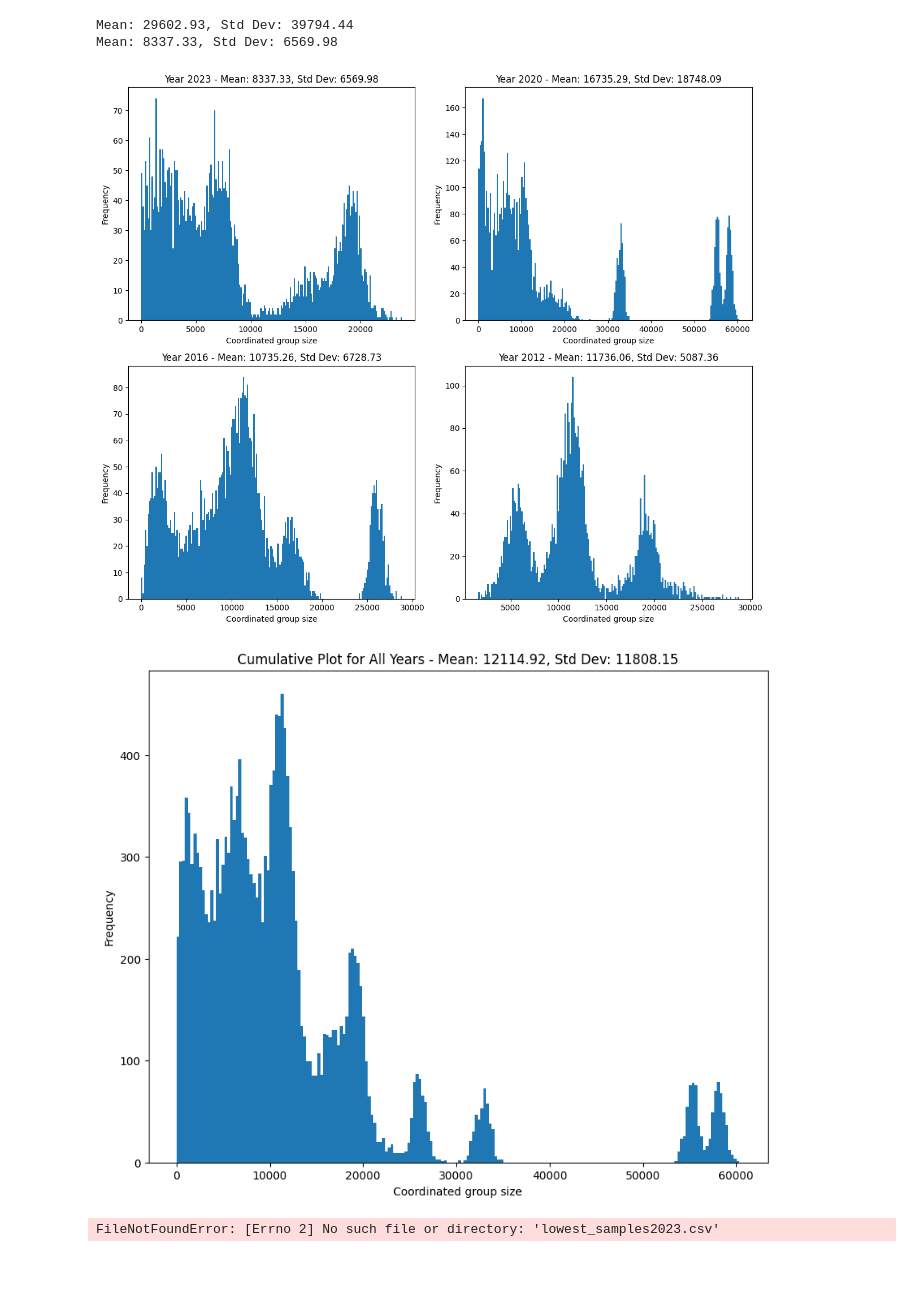
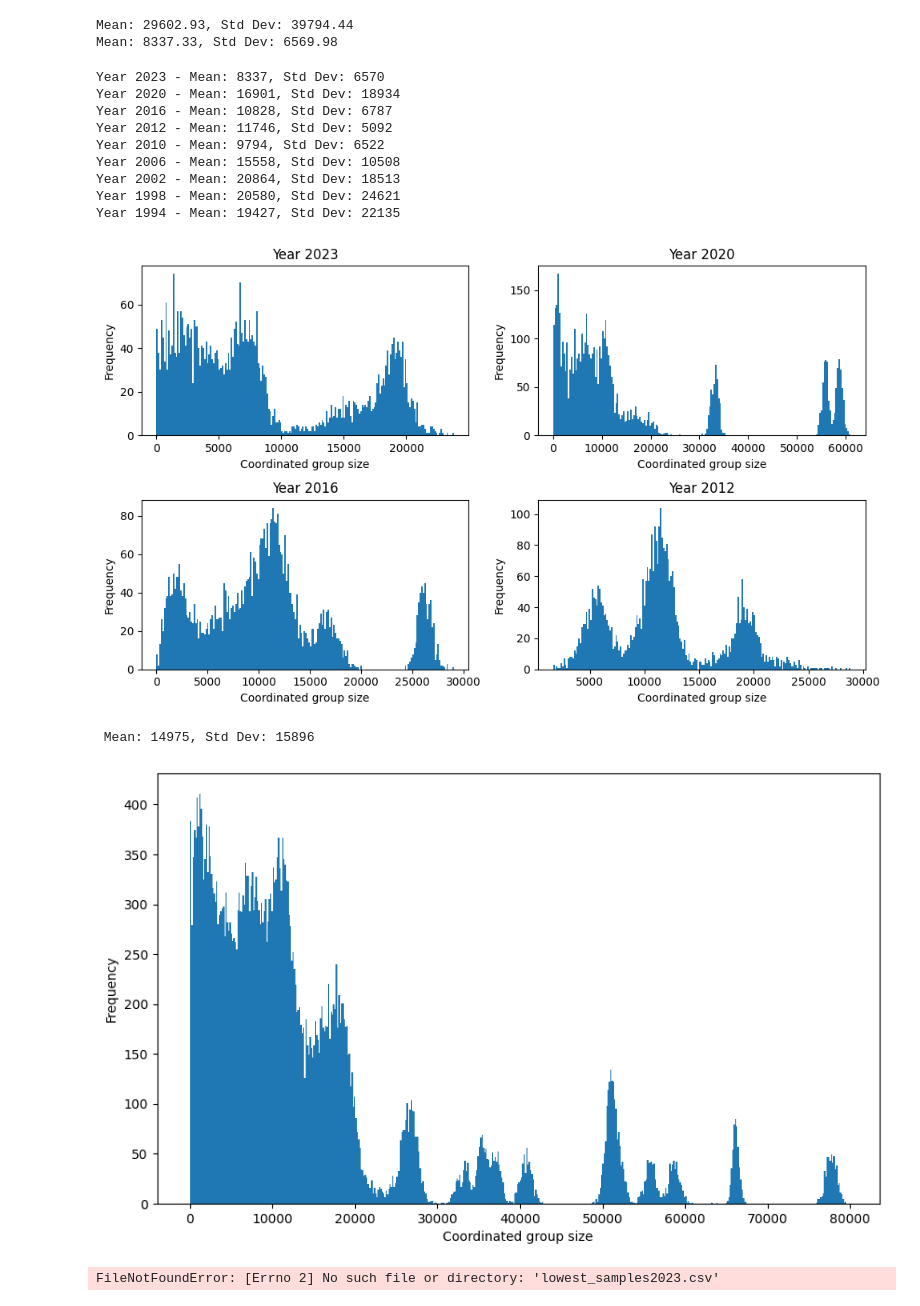
Before and after one commit to JnKamas/bc-praca, a Jupyter notebook: first_ch.ipynb, the cells around one changed output. Drawn from its saved outputs; the diff is of its cells as text; code cells hidden in the pictures; blank space fills up the shorter version.

Commit message:
finishing total lowest samples

```diff
--- a/first_ch.ipynb
+++ b/first_ch.ipynb
@@ -58,11 +59,11 @@ print(f"Mean: {mean_value:.2f}, Std Dev: {std_dev:.2f}")
 Mean: 29602.93, Std Dev: 39794.44
 Mean: 8337.33, Std Dev: 6569.98
 # %%
-years = ["2023", "2020", "2016", "2012"]
+years = ["2023", "2020", "2016", "2012", "2010", "2006", "2002", "1998", "1994"]
 
 cumulative_data = []
 
-fig, axs = plt.subplots(2, 2, figsize=(12, 10))
+fig, axs = plt.subplots(2, 2, figsize=(10, 6))
 
 axs = axs.ravel()
 
@@ -70,49 +71,61 @@ axs = axs.ravel()
 for i, year in enumerate(years):
     # Read the CSV data for the given year
     df = pd.read_csv(f'./lowest_samples/lowest_samples{year}.csv', header=0)
-    df["lowest_samples"] = df["lowest_samples"] * (4388872 / 1000000)
+    df["lowest_samples"] = df["lowest_samples"] * (constants.all_voters[int(year)]/ 1000000)
 
     # Extract the data for the cumulative plot
     cumulative_data.extend(df.iloc[:, 2])
 
     # Calculate mean and standard deviation
     mean_value = np.mean(df.iloc[:, 2])
     std_dev = np.std(df.iloc[:, 2])
 
-    # Plot histogram for the given year
-    axs[i].hist(df.iloc[:, 2], bins=200)
+    try:
+        # Plot histogram for the given year
+        axs[i].hist(df.iloc[:, 2], bins=200)
 
-    # Set labels and title
-    axs[i].set_xlabel('Coordinated group size')
-    axs[i].set_ylabel('Frequency')
-    axs[i].set_title(f'Year {year} - Mean: {mean_value:.2f}, Std Dev: {std_dev:.2f}')
+        # Set labels and title
+        axs[i].set_xlabel('Coordinated group size')
+        axs[i].set_ylabel('Frequency')
+        axs[i].set_title(f'Year {year}')
 
-# Hide the extra subplot if there are fewer than 4 plots
-for j in range(i + 1, 4):
-    axs[j].axis('off')
+    except IndexError:
+        pass
+
+    print(f"Year {year} - Mean: {mean_value:.0f}, Std Dev: {std_dev:.0f}")
+
 
 # Display the 2x2 grid plot
 plt.tight_layout()  # Adjust subplot spacing for better visibility
 plt.show()
 
 # Create a new plot for the cumulative data
-plt.figure(figsize=(10, 8))
-plt.hist(cumulative_data, bins=200)
+plt.figure(figsize=(10, 6))
+plt.hist(cumulative_data, bins=500)
 plt.xlabel('Coordinated group size')
 plt.ylabel('Frequency')
 
 # Calculate mean and standard deviation for cumulative data
 cumulative_mean = np.mean(cumulative_data)
 cumulative_std_dev = np.std(cumulative_data)
 
-# Set title with cumulative mean and standard deviation
-plt.title(f'Cumulative Plot for All Years - Mean: {cumulative_mean:.2f}, Std Dev: {cumulative_std_dev:.2f}')
+print(f" Mean: {cumulative_mean:.0f}, Std Dev: {cumulative_std_dev:.0f}")
 
 # Display the cumulative plot
 plt.show()
 # %% [output]
+Year 2023 - Mean: 8337, Std Dev: 6570
+Year 2020 - Mean: 16901, Std Dev: 18934
+Year 2016 - Mean: 10828, Std Dev: 6787
+Year 2012 - Mean: 11746, Std Dev: 5092
+Year 2010 - Mean: 9794, Std Dev: 6522
+Year 2006 - Mean: 15558, Std Dev: 10508
+Year 2002 - Mean: 20864, Std Dev: 18513
+Year 1998 - Mean: 20580, Std Dev: 24621
+Year 1994 - Mean: 19427, Std Dev: 22135
-[figure, old version]
+[figure, new version]
+ Mean: 14975, Std Dev: 15896
-[figure, old version]
+[figure, new version]
 # %%
 # import pandas as pd
 # import matplotlib.pyplot as plt
```
Also changed, not shown: parts of 1 cell of this notebook, 4 other files.
